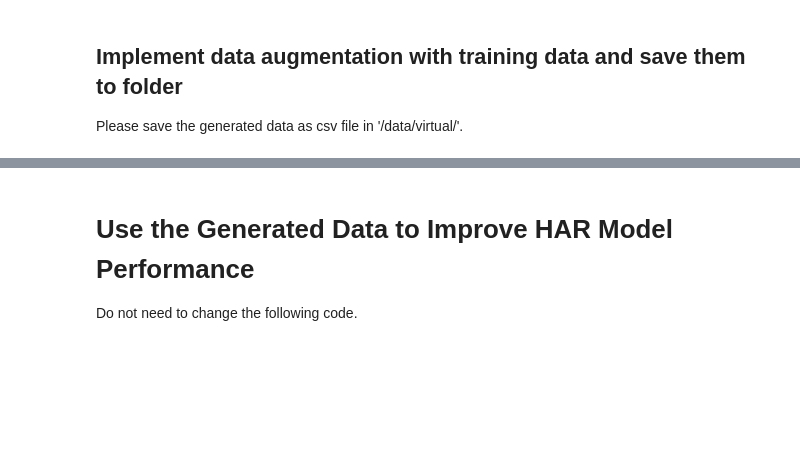
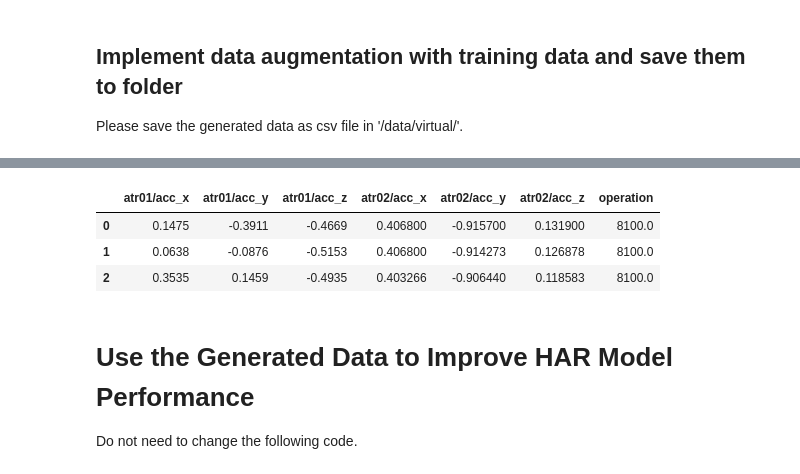
Before and after one commit to qingxinxia/OpenPackChallenge2025, a Jupyter notebook: 1.Data Augmentation Algorithm with HAR.ipynb, the cells around one changed output, grey strips where cells are left out. Saved outputs shown, nothing was run; the diff lists cells and outputs as text; code cells hidden in the pictures; blank space fills up the shorter version.

```diff
--- a/1.Data Augmentation Algorithm with HAR.ipynb
+++ b/1.Data Augmentation Algorithm with HAR.ipynb
@@ -524,3 +585,11 @@ Generating virtual data from user U0210.
+# %%
+# Example of virtual data structure
+df.head(3)
+# %% [output]
+|  | atr01/acc_x | atr01/acc_y | atr01/acc_z | atr02/acc_x | atr02/acc_y | atr02/acc_z | operation |
+| 0 | 0.1475 | -0.3911 | -0.4669 | 0.406800 | -0.915700 | 0.131900 | 8100.0 |
+| 1 | 0.0638 | -0.0876 | -0.5153 | 0.406800 | -0.914273 | 0.126878 | 8100.0 |
+| 2 | 0.3535 | 0.1459 | -0.4935 | 0.403266 | -0.906440 | 0.118583 | 8100.0 |
 # %% [markdown]
 # Use the Generated Data to Improve HAR Model Performance
 
```
Also changed, not shown: parts of 19 cells of this notebook.
